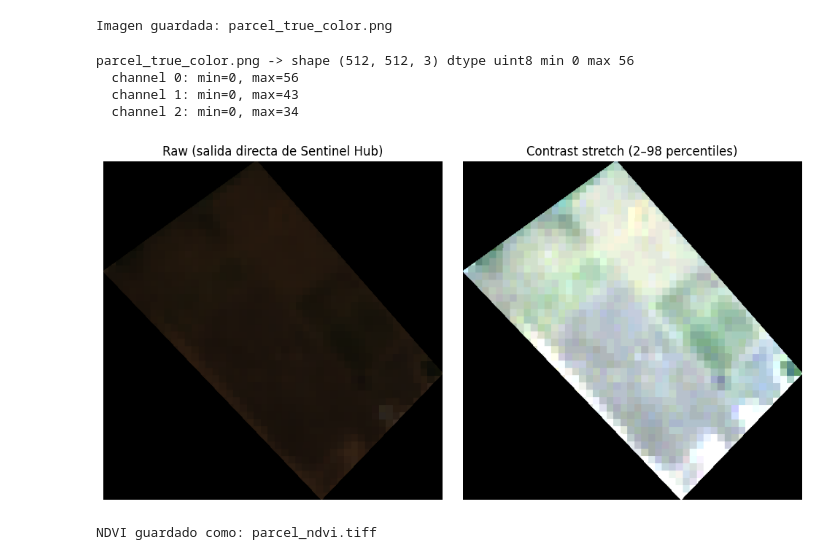
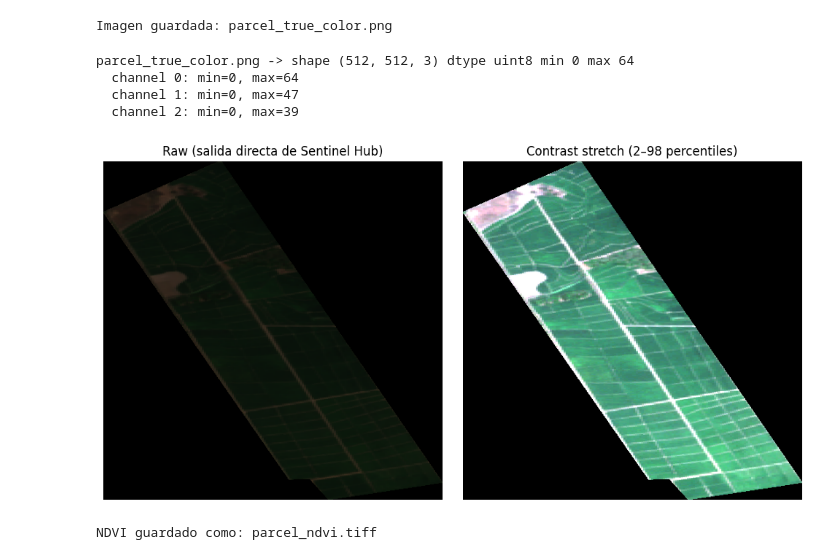
Before and after one commit to JhonattanEscorihuela/precision-agriculture, a Jupyter notebook: backend/core/02_pipeline_sentinel_real.ipynb, the cells around one changed output. Drawn from its saved outputs; the diff is of its cells as text; code cells hidden in the pictures.

Commit message:
fix in the date to get de image

```diff
--- a/backend/core/02_pipeline_sentinel_real.ipynb
+++ b/backend/core/02_pipeline_sentinel_real.ipynb
@@ -32,12 +32,12 @@ True
 # Los datos originales están en [lat, lon], por eso invertimos el orden aquí.
 polygon_coords = [
     [
-        [-68.12740170153684, 10.081959626934013],
-        [-68.12538446268398, 10.083327553911532],
-        [-68.12293802407521, 10.080697326231725],
-        [-68.12453142816906, 10.079133967880997],
-        # GeoJSON polygons must close the ring (first coordinate == last coordinate)
-        [-68.12740170153684, 10.081959626934013]
+        [-67.477732,8.890243],
+        [-67.472585,8.891811],
+        [-67.482623,8.921237],
+        [-67.487942,8.916531],
+        [-67.479534,8.892108],
+        [-67.47859,8.892151]
     ]
 ]
 
@@ -141,8 +145,8 @@ request = {
             "type": "sentinel-2-l2a",
             "dataFilter": {
                 "timeRange": {
-                    "from": "2024-01-01T00:00:00Z",
-                    "to": "2024-02-01T00:00:00Z"
+                    "from": "2026-01-21T00:00:00Z",
+                    "to": "2026-01-21T23:59:59Z"
                 },
                 "maxCloudCoverage": 20
             }
@@ -175,40 +179,47 @@ from PIL import Image
 import numpy as np
 
 img = Image.open("parcel_true_color.png")
 arr = np.array(img)
 print("parcel_true_color.png -> shape", arr.shape, "dtype", arr.dtype, "min", arr.min(), "max", arr.max())
 if arr.ndim == 3:
     for c in range(arr.shape[2]):
         print(f"  channel {c}: min={arr[...,c].min()}, max={arr[...,c].max()}")
 
 # Stretch (2%-98%) por canal
 arr_float = arr.astype(np.float32)
 clipped = np.zeros_like(arr_float)
+
 for c in range(arr.shape[2]):
     p2, p98 = np.percentile(arr_float[..., c], (2, 98))
-    clipped[..., c] = np.clip((arr_float[..., c] - p2) / (p98 - p2), 0, 1)
+    span = p98 - p2
+    if span <= 0:
+        # canal homogéneo (posiblemente todo 0) -> no cambiar, deja 0
+        clipped[..., c] = np.clip(arr_float[..., c] / 255.0, 0, 1)
+    else:
+        clipped[..., c] = np.clip((arr_float[..., c] - p2) / span, 0, 1)
 
-stretched = (clipped * 255).astype(np.uint8)
+stretched = np.nan_to_num(clipped)  # elimina nan en caso de datos raros
+stretched = (stretched * 255).astype(np.uint8)
 
 plt.figure(figsize=(10,5))
 plt.subplot(1,2,1)
 plt.title("Raw (salida directa de Sentinel Hub)")
 plt.imshow(arr)
 plt.axis("off")
 
 plt.subplot(1,2,2)
 plt.title("Contrast stretch (2–98 percentiles)")
 plt.imshow(stretched)
 plt.axis("off")
 
 plt.tight_layout()
 plt.show()
 # %% [output]
-parcel_true_color.png -> shape (512, 512, 3) dtype uint8 min 0 max 56
-  channel 0: min=0, max=56
-  channel 1: min=0, max=43
-  channel 2: min=0, max=34
+parcel_true_color.png -> shape (512, 512, 3) dtype uint8 min 0 max 64
+  channel 0: min=0, max=64
+  channel 1: min=0, max=47
+  channel 2: min=0, max=39
-[figure, old version]
+[figure, new version]
 # %%
 evalscript_ndvi = """
 //VERSION=3
```
Also changed, not shown: parts of 11 cells of this notebook, 2 other files.
